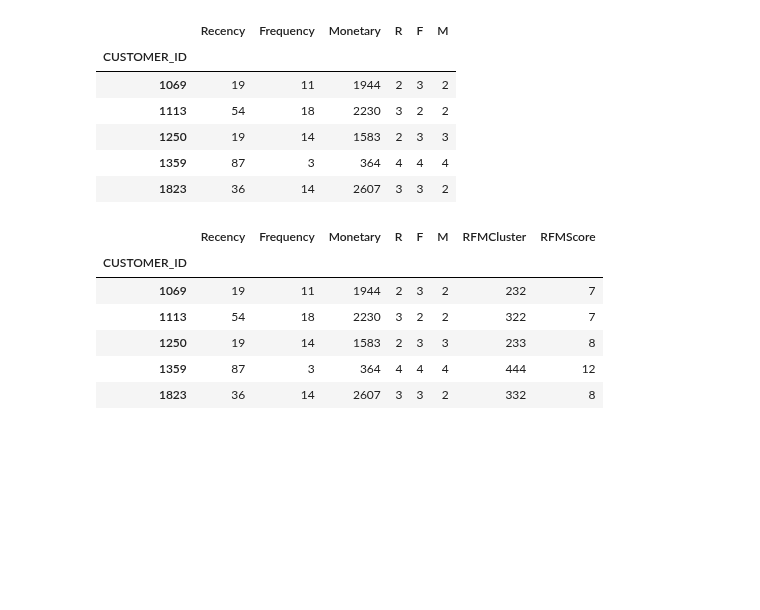
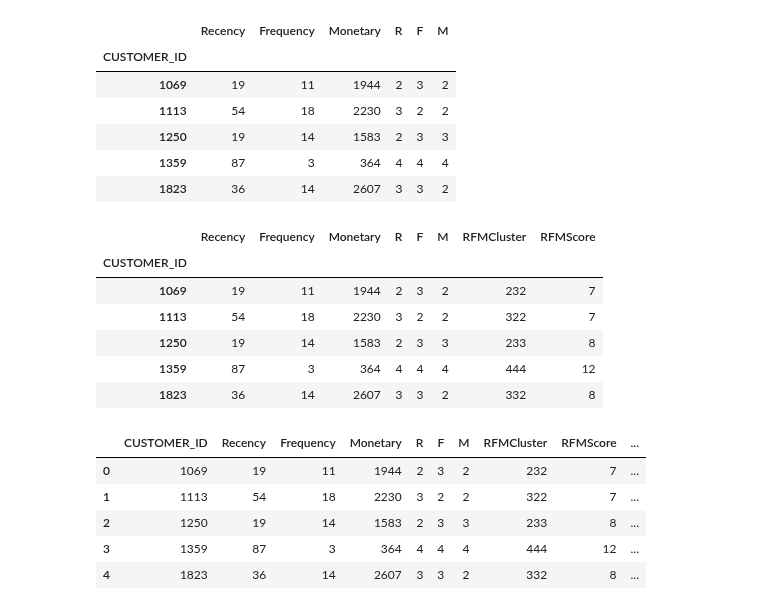
Before and after one commit to kristaLumbantoruan/customer-clustering-for-crm-in-xyz-store, a Jupyter notebook: Customer_Clustering.ipynb, the cells around one changed output. Drawn from its saved outputs; the diff is of its cells as text; code cells hidden in the pictures; blank space fills up the shorter version.

```diff
--- a/Customer_Clustering.ipynb
+++ b/Customer_Clustering.ipynb
@@ -395,3 +400,16 @@ RFMScoring.head()
 | 1250 | 19 | 14 | 1583 | 2 | 3 | 3 | 233 | 8 |
 | 1359 | 87 | 3 | 364 | 4 | 4 | 4 | 444 | 12 |
 | 1823 | 36 | 14 | 2607 | 3 | 3 | 2 | 332 | 8 |
+# %%
+#Assign loyalty level to each customer -- class label
+loyalty_level = ['Superstars', 'Golden', 'Occasional', 'Everyday', 'Dormant']
+score_cuts = pd.qcut(RFMScoring.RFMScore, q = 5, labels = loyalty_level)
+RFMScoring['RFMLoyalty_Level'] = score_cuts.values
+RFMScoring.reset_index().head()
+# %% [output]
+|  | CUSTOMER_ID | Recency | Frequency | Monetary | R | F | M | RFMCluster | RFMScore | ... |
+| 0 | 1069 | 19 | 11 | 1944 | 2 | 3 | 2 | 232 | 7 | ... |
+| 1 | 1113 | 54 | 18 | 2230 | 3 | 2 | 2 | 322 | 7 | ... |
+| 2 | 1250 | 19 | 14 | 1583 | 2 | 3 | 3 | 233 | 8 | ... |
+| 3 | 1359 | 87 | 3 | 364 | 4 | 4 | 4 | 444 | 12 | ... |
+| 4 | 1823 | 36 | 14 | 2607 | 3 | 3 | 2 | 332 | 8 | ... |
```
Also changed, not shown: parts of 3 cells of this notebook.
